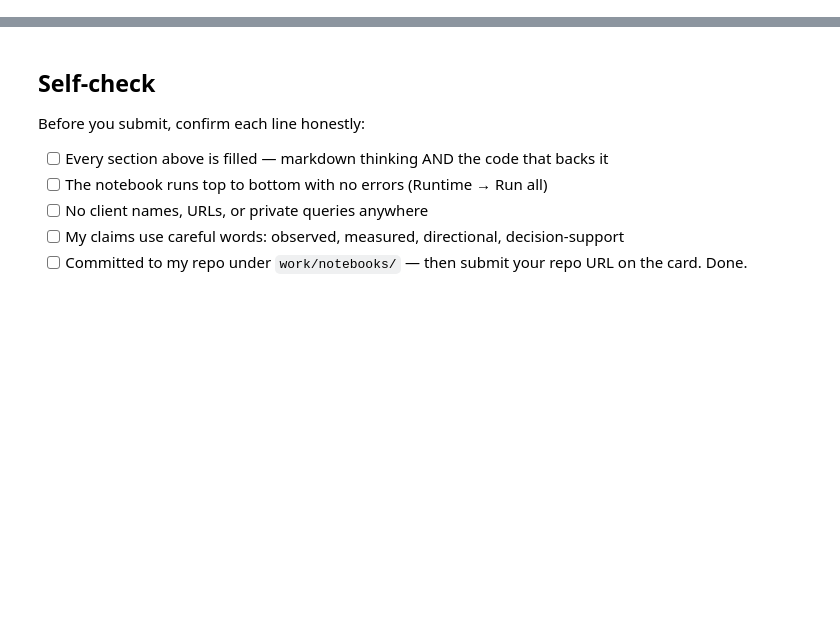
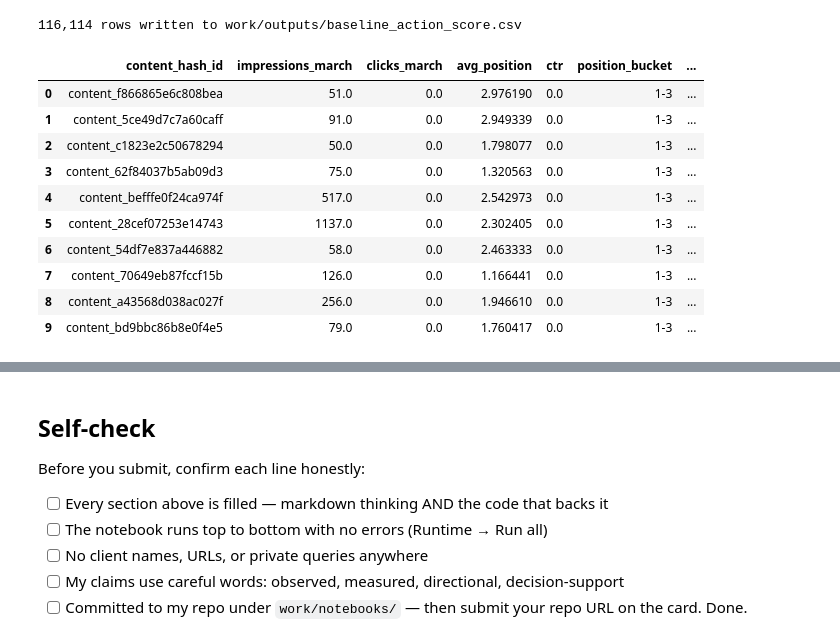
Before and after one commit to shahzaib-Ali59/flyrank-ml-internship, a Jupyter notebook: work/notebooks/w04_baseline_score.ipynb, the cells around one changed output, grey strips where cells are left out. Drawn from its saved outputs; the diff is of its cells as text; code cells hidden in the pictures; blank space fills up the shorter version.

```diff
--- a/work/notebooks/w04_baseline_score.ipynb
+++ b/work/notebooks/w04_baseline_score.ipynb
@@ -48,4 +168,56 @@ print(con.sql(f"DESCRIBE SELECT * FROM {TABLES['fact_daily']} LIMIT 1").df())
 # %%
-# This cell is for CODE (numbers, a query, a check).
-# Write your text answer in the cell ABOVE this one — typing sentences here breaks Run All.
+scored = con.sql(f"""
+    WITH content_march AS (
+        SELECT content_hash_id,
+               SUM(gsc_impressions) AS impressions_march,
+               SUM(gsc_clicks) AS clicks_march,
+               AVG(gsc_avg_position) AS avg_position
+        FROM {TABLES['fact_daily']}
+        WHERE report_date BETWEEN '2026-03-01' AND '2026-03-31'
+        GROUP BY 1
+        HAVING SUM(gsc_impressions) >= 50
+    ),
+    with_ctr AS (
+        SELECT *,
+               CAST(clicks_march AS DOUBLE) / impressions_march AS ctr,
+               CASE
+                   WHEN avg_position <= 3 THEN '1-3'
+                   WHEN avg_position <= 10 THEN '4-10'
+                   WHEN avg_position <= 20 THEN '11-20'
+                   ELSE '20+'
+               END AS position_bucket
+        FROM content_march
+    ),
+    bucket_avg AS (
+        SELECT position_bucket, AVG(ctr) AS bucket_avg_ctr
+        FROM with_ctr GROUP BY 1
+    )
+    SELECT w.content_hash_id, w.impressions_march, w.clicks_march, w.avg_position,
+           w.ctr, w.position_bucket, b.bucket_avg_ctr,
+           w.ctr - b.bucket_avg_ctr AS action_score,
+           'CTR_BELOW_POSITION_BENCHMARK' AS reason_code,
+           CASE WHEN w.ctr < b.bucket_avg_ctr THEN 'review_meta_title' ELSE 'monitor' END AS action
+    FROM with_ctr w
+    JOIN bucket_avg b ON w.position_bucket = b.position_bucket
+    ORDER BY action_score ASC
+""").df()
+
+import os
+os.makedirs('work/outputs', exist_ok=True)
+scored.to_csv('work/outputs/baseline_action_score.csv', index=False)
+print(f"{len(scored):,} rows written to work/outputs/baseline_action_score.csv")
+scored.head(10)
+# %% [output]
+116,114 rows written to work/outputs/baseline_action_score.csv
+|  | content_hash_id | impressions_march | clicks_march | avg_position | ctr | position_bucket | ... |
+| 0 | content_f866865e6c808bea | 51.0 | 0.0 | 2.976190 | 0.0 | 1-3 | ... |
+| 1 | content_5ce49d7c7a60caff | 91.0 | 0.0 | 2.949339 | 0.0 | 1-3 | ... |
+| 2 | content_c1823e2c50678294 | 50.0 | 0.0 | 1.798077 | 0.0 | 1-3 | ... |
+| 3 | content_62f84037b5ab09d3 | 75.0 | 0.0 | 1.320563 | 0.0 | 1-3 | ... |
+| 4 | content_befffe0f24ca974f | 517.0 | 0.0 | 2.542973 | 0.0 | 1-3 | ... |
+| 5 | content_28cef07253e14743 | 1137.0 | 0.0 | 2.302405 | 0.0 | 1-3 | ... |
+| 6 | content_54df7e837a446882 | 58.0 | 0.0 | 2.463333 | 0.0 | 1-3 | ... |
+| 7 | content_70649eb87fccf15b | 126.0 | 0.0 | 1.166441 | 0.0 | 1-3 | ... |
+| 8 | content_a43568d038ac027f | 256.0 | 0.0 | 1.946610 | 0.0 | 1-3 | ... |
+| 9 | content_bd9bbc86b8e0f4e5 | 79.0 | 0.0 | 1.760417 | 0.0 | 1-3 | ... |
 # %% [markdown]
```
Also changed, not shown: parts of 8 cells of this notebook.
